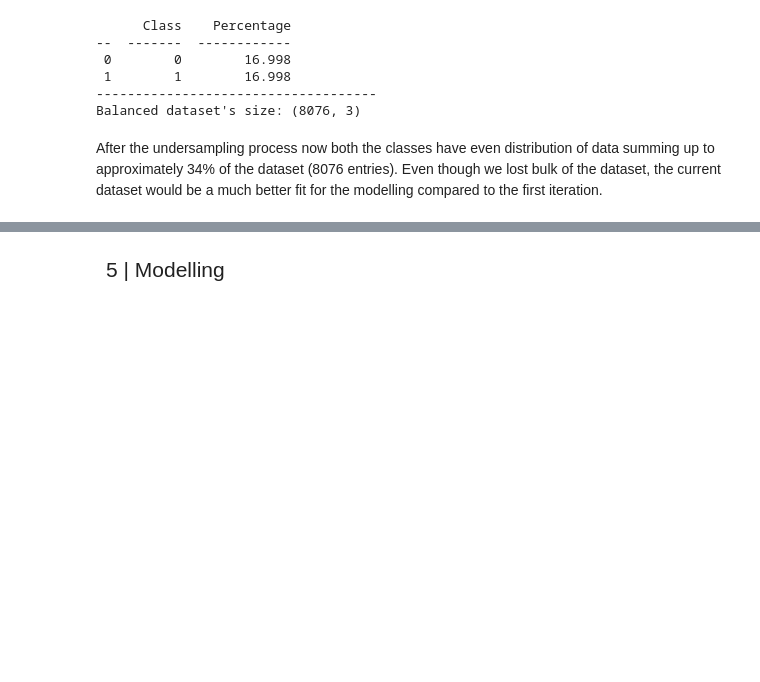
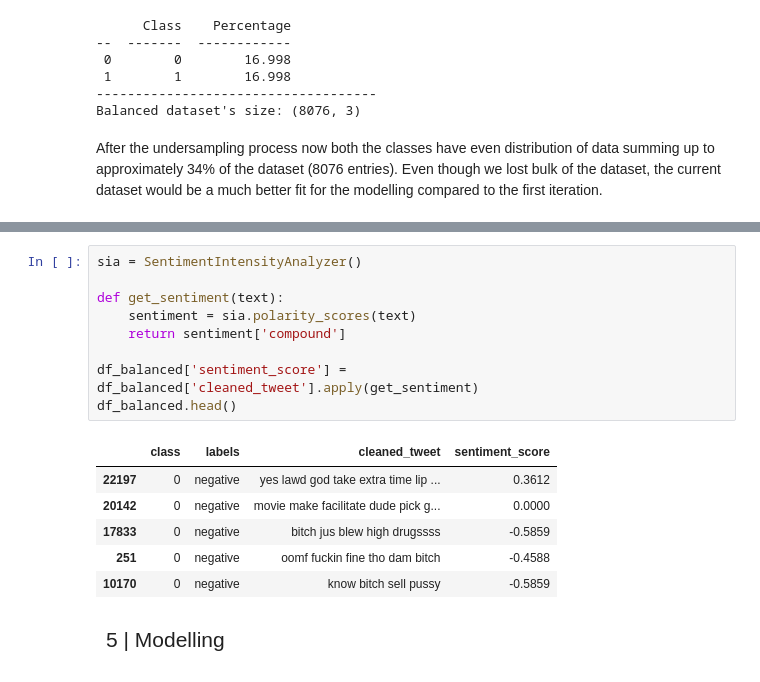
Before and after one commit to RajVarunn/nlp_sentimentanalysis, a Jupyter notebook: raj.ipynb, the cells around one changed output, grey strips where cells are left out. Saved outputs shown, nothing was run; the diff lists cells and outputs as text; blank space fills up the shorter version.

Commit message:
Closing down on feature engineering! Added VADER sentiment_score!

```diff
--- a/raj.ipynb
+++ b/raj.ipynb
@@ -786,3 +811,19 @@ After the undersampling process now both the classes have even distribution of d
+# %%
+sia = SentimentIntensityAnalyzer()
+
+def get_sentiment(text):
+    sentiment = sia.polarity_scores(text)
+    return sentiment['compound']
+
+df_balanced['sentiment_score'] = df_balanced['cleaned_tweet'].apply(get_sentiment)
+df_balanced.head()
+# %% [output]
+|  | class | labels | cleaned_tweet | sentiment_score |
+| 22197 | 0 | negative | yes lawd god take extra time lip ... | 0.3612 |
+| 20142 | 0 | negative | movie make facilitate dude pick g... | 0.0000 |
+| 17833 | 0 | negative | bitch jus blew high drugssss | -0.5859 |
+| 251 | 0 | negative | oomf fuckin fine tho dam bitch | -0.4588 |
+| 10170 | 0 | negative | know bitch sell pussy | -0.5859 |
 # %% [markdown]
 <div style="padding:10px; /* Smaller padding */
               color:#1DA1F2;
```
Also changed, not shown: parts of 7 cells of this notebook, 1 other file.
